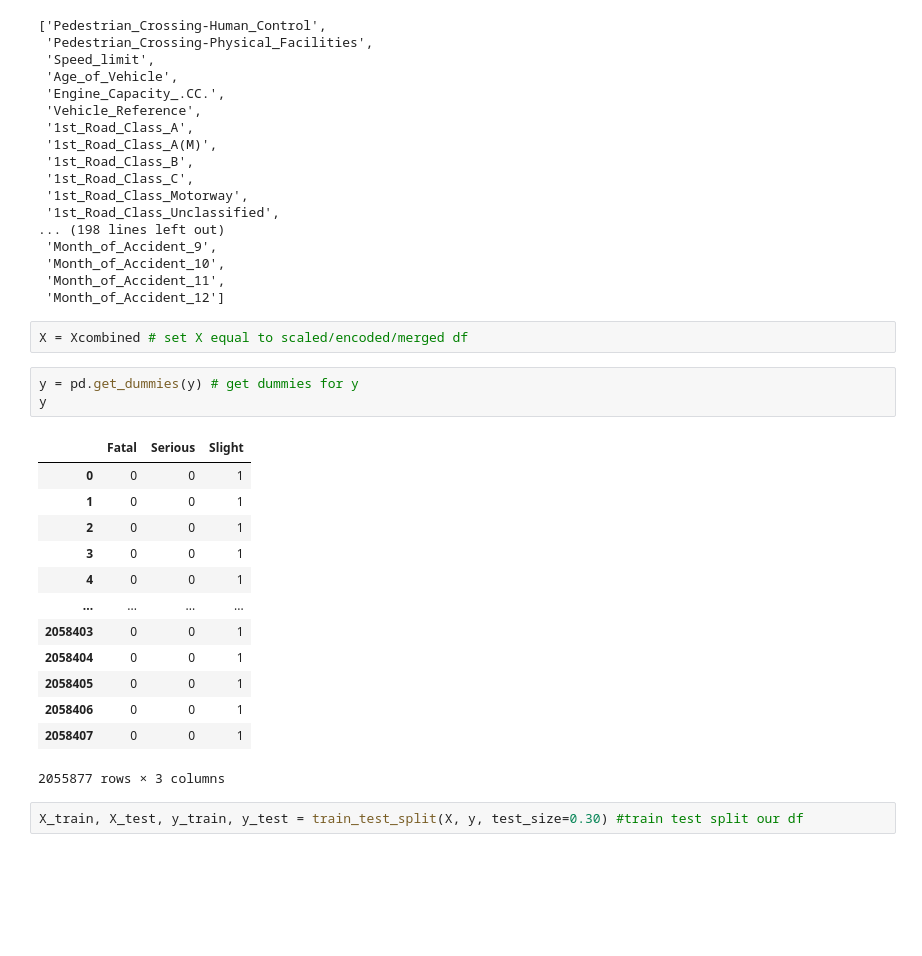
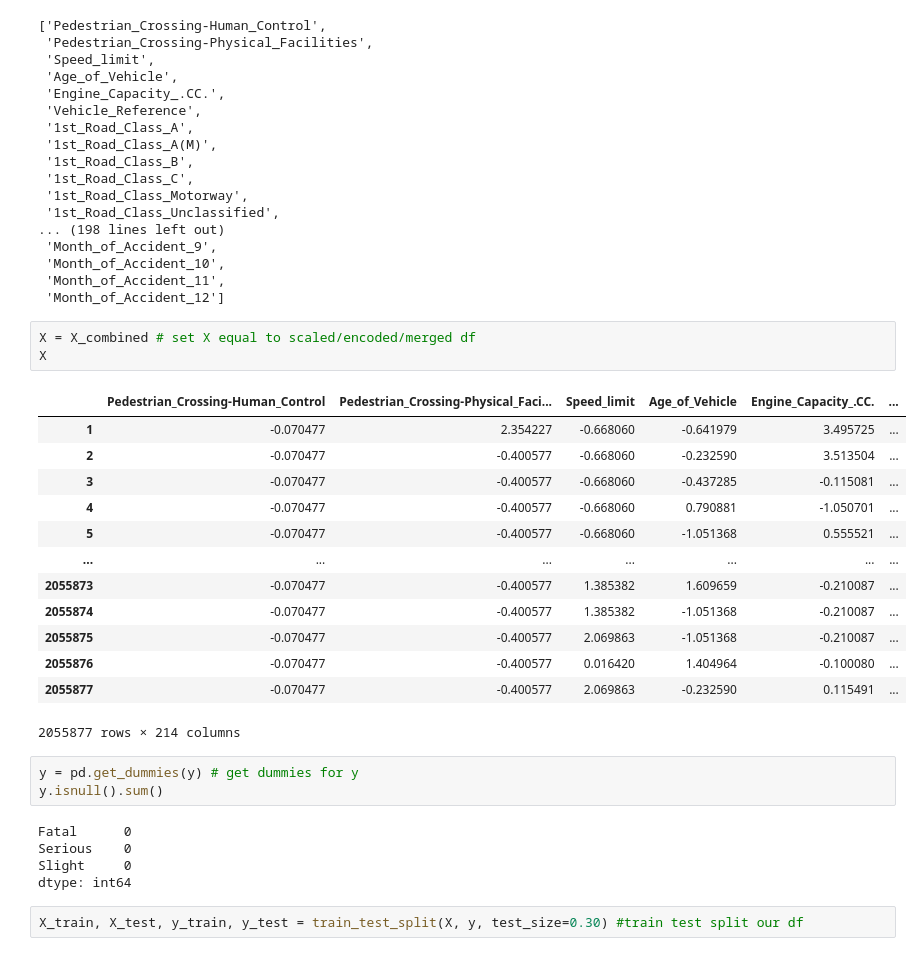
Before and after one commit to scharpham/Springboard, a Jupyter notebook: Capstone2/capstone2/notebooks/Capstone2-Preprocessing.ipynb, the cells around one changed output. Cells and saved outputs as stored; diff of their text form; blank space fills up the shorter version.

```diff
--- a/Capstone2/capstone2/notebooks/Capstone2-Preprocessing.ipynb
+++ b/Capstone2/capstone2/notebooks/Capstone2-Preprocessing.ipynb
@@ -255,24 +268,30 @@ Xlist #check to make sure all columsn are in new df
  'Month_of_Accident_11',
  'Month_of_Accident_12']
 # %%
-X = Xcombined # set X equal to scaled/encoded/merged df
+X = X_combined # set X equal to scaled/encoded/merged df
+X
+# %% [output]
+|  | Pedestrian_Crossing-Human_Control | Pedestrian_Crossing-Physical_Faci... | Speed_limit | Age_of_Vehicle | Engine_Capacity_.CC. | ... |
+| 1 | -0.070477 | 2.354227 | -0.668060 | -0.641979 | 3.495725 | ... |
+| 2 | -0.070477 | -0.400577 | -0.668060 | -0.232590 | 3.513504 | ... |
+| 3 | -0.070477 | -0.400577 | -0.668060 | -0.437285 | -0.115081 | ... |
+| 4 | -0.070477 | -0.400577 | -0.668060 | 0.790881 | -1.050701 | ... |
+| 5 | -0.070477 | -0.400577 | -0.668060 | -1.051368 | 0.555521 | ... |
+| ... | ... | ... | ... | ... | ... | ... |
+| 2055873 | -0.070477 | -0.400577 | 1.385382 | 1.609659 | -0.210087 | ... |
+| 2055874 | -0.070477 | -0.400577 | 1.385382 | -1.051368 | -0.210087 | ... |
+| 2055875 | -0.070477 | -0.400577 | 2.069863 | -1.051368 | -0.210087 | ... |
+| 2055876 | -0.070477 | -0.400577 | 0.016420 | 1.404964 | -0.100080 | ... |
+| 2055877 | -0.070477 | -0.400577 | 2.069863 | -0.232590 | 0.115491 | ... |
+2055877 rows × 214 columns
 # %%
 y = pd.get_dummies(y) # get dummies for y
-y
+y.isnull().sum()
 # %% [output]
-|  | Fatal | Serious | Slight |
-| 0 | 0 | 0 | 1 |
-| 1 | 0 | 0 | 1 |
-| 2 | 0 | 0 | 1 |
-| 3 | 0 | 0 | 1 |
-| 4 | 0 | 0 | 1 |
-| ... | ... | ... | ... |
-| 2058403 | 0 | 0 | 1 |
-| 2058404 | 0 | 0 | 1 |
-| 2058405 | 0 | 0 | 1 |
-| 2058406 | 0 | 0 | 1 |
-| 2058407 | 0 | 0 | 1 |
-2055877 rows × 3 columns
+Fatal      0
+Serious    0
+Slight     0
+dtype: int64
 # %%
 X_train, X_test, y_train, y_test = train_test_split(X, y, test_size=0.30) #train test split our df
 # %%
```
Also changed, not shown: parts of 8 cells of this notebook.
